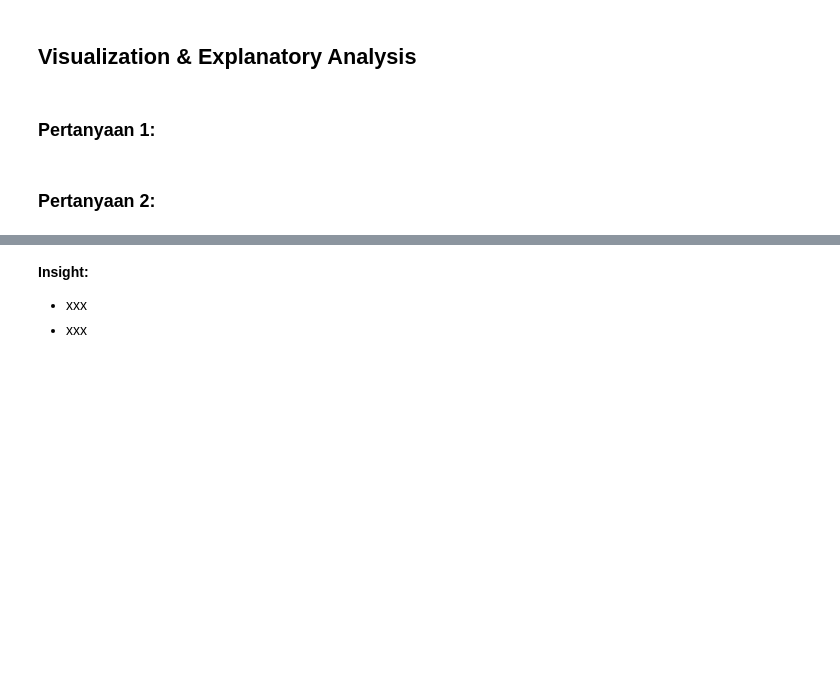
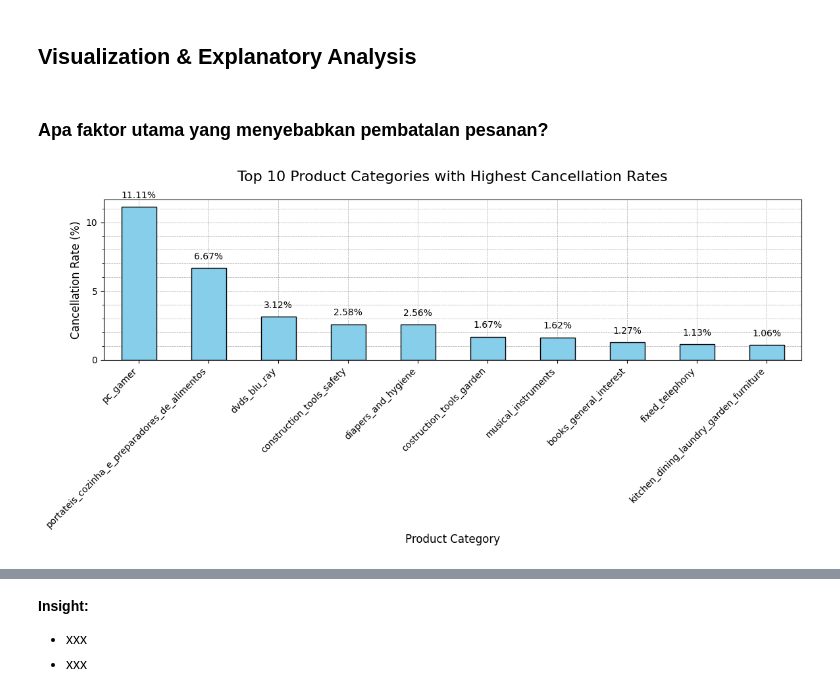
Before and after one commit to fxrdhan/Data-Analysis-Project, a Jupyter notebook: notebook.ipynb, the cells around one changed output, grey strips where cells are left out. Cells and saved outputs as stored; diff of their text form; code cells hidden in the pictures; blank space fills up the shorter version.

```diff
--- a/notebook.ipynb
+++ b/notebook.ipynb
@@ -2288,7 +1944,35 @@ Metode pembayaran `credit_card` menjadi yang paling dominan digunakan oleh pembe
 Sedangkan, transaksi dengan `debit_card` menjadi meotode pembayaran yang paling jarang digunakan, hanya **1.5%** dari seluruh transaksi.
 # %% [markdown]
 ## Visualization & Explanatory Analysis
-# %% [markdown]
-### Pertanyaan 1:
-# %% [markdown]
-### Pertanyaan 2:
+# %% [markdown]
+### Apa faktor utama yang menyebabkan pembatalan pesanan?
+# %%
+import matplotlib.pyplot as plt
+
+canceled_by_category = all_df[all_df['order_status'] == 'canceled'].groupby('product_category_name').size()
+total_by_category = all_df.groupby('product_category_name').size()
+
+cancellation_rate = (canceled_by_category / total_by_category * 100).sort_values(ascending=False).head(10)
+
+plt.figure(figsize=(12, 6))
+ax = cancellation_rate.plot(kind='bar', color='skyblue', edgecolor='black')
+
+plt.title('Top 10 Product Categories with Highest Cancellation Rates', fontsize=16, pad=20)
+plt.xlabel('Product Category', fontsize=12)
+plt.ylabel('Cancellation Rate (%)', fontsize=12)
+
+plt.xticks(rotation=45, ha='right')
+
+ax.grid(True, which='both', axis='both', linestyle='--', linewidth=0.5, color='gray', alpha=0.7)
+ax.set_axisbelow(True)
+
+ax.yaxis.set_major_locator(plt.MultipleLocator(5))
+ax.yaxis.set_minor_locator(plt.MultipleLocator(1))
+
+for i, v in enumerate(cancellation_rate):
+    ax.text(i, v + 0.5, f'{v:.2f}%', ha='center', va='bottom')
+
+plt.tight_layout()
+plt.show()
+# %% [output]
+[figure, added]
```
Also changed, not shown: parts of 34 cells of this notebook.
